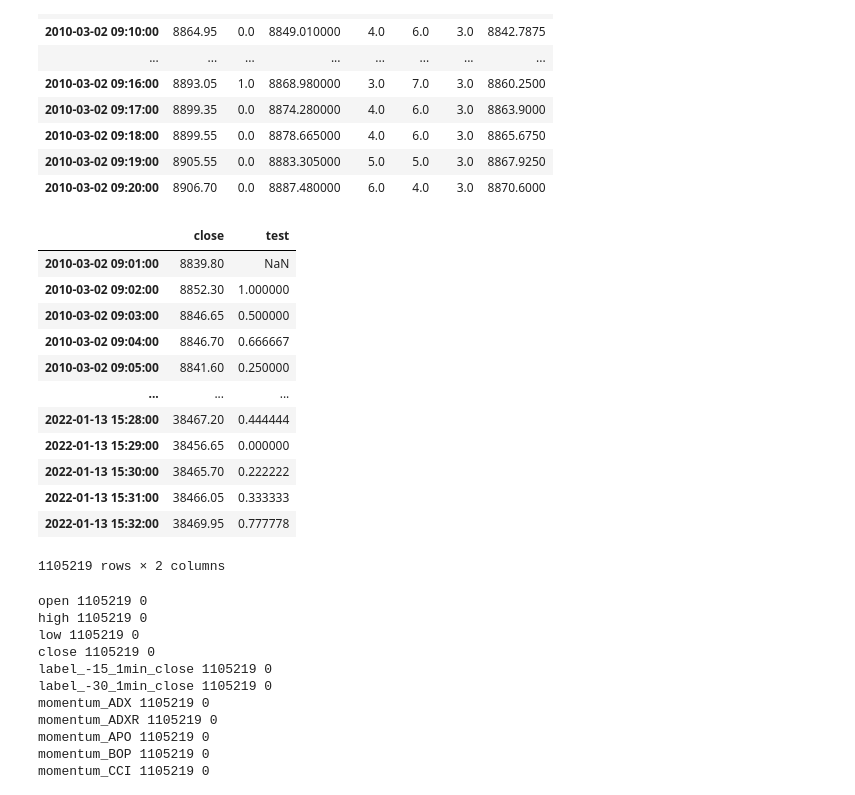
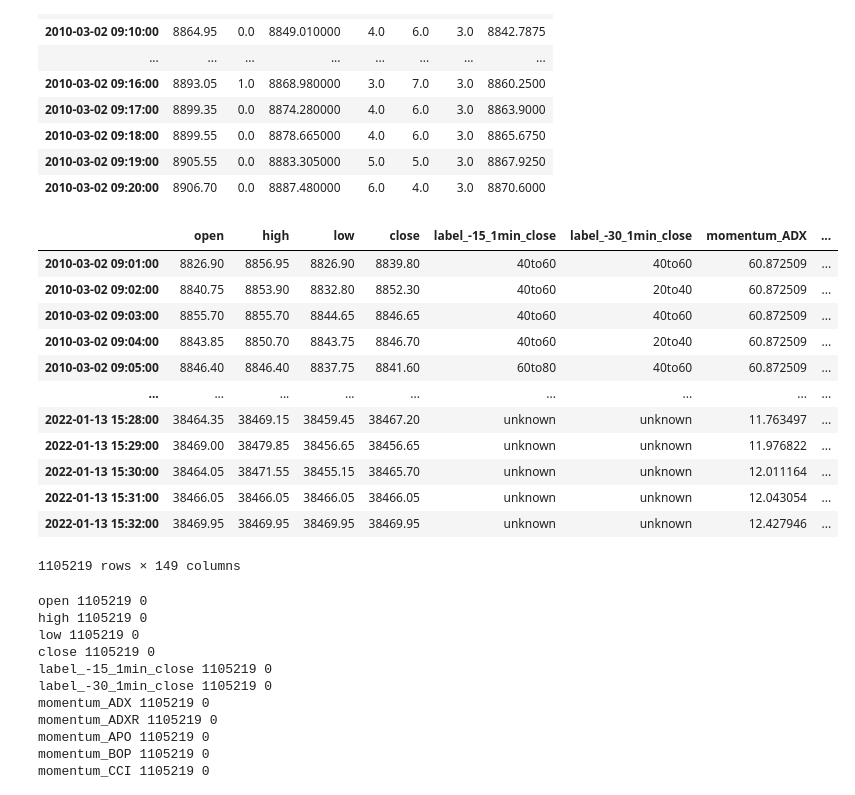
Before and after one commit to xooca/quant_game, a Jupyter notebook: ml_model.ipynb, the cells around one changed output. Cells and saved outputs as stored; diff of their text form; code cells hidden in the pictures.

```diff
--- a/ml_model.ipynb
+++ b/ml_model.ipynb
@@ -21,7 +21,10 @@ pipe = Pipeline([
     ('nd3', de.NormalizeDataset(columns = ['close','open','high','low'],drop_na_rows=False,fillna=True,fillna_method='ffill')),
     ('ltgvc', de.LastTicksGreaterValuesCount(columns=['close','open'])),
     #('nd3', de.NormalizeDataset(columns = ['close','open','high','low'],fillna=True)),
-    ('pltbc', de.PriceLastTickBreachCount(columns=['close','open']))
+    ('pltbc', de.PriceLastTickBreachCount(columns=['close','open'])),
+    ('pdrhw', de.PriceDayRangeHourWise()),
+    ('pv', de.PriceVelocity()),
+    ('ppi', de.PricePerIncrement()),
     ])
 base_df = pipe.fit(base_df).transform(base_df)
 # %% [output]
@@ -92,21 +111,21 @@ See the caveats in the documentation: https://pandas.pydata.org/pandas-docs/stab
 | 2010-03-02 09:19:00 | 8905.55 | 0.0 | 8883.305000 | 5.0 | 5.0 | 3.0 | 8867.9250 |
 | 2010-03-02 09:20:00 | 8906.70 | 0.0 | 8887.480000 | 6.0 | 4.0 | 3.0 | 8870.6000 |
 # %%
-base_df[['close','test']]
+base_df
 # %% [output]
-|  | close | test |
-| 2010-03-02 09:01:00 | 8839.80 | NaN |
-| 2010-03-02 09:02:00 | 8852.30 | 1.000000 |
-| 2010-03-02 09:03:00 | 8846.65 | 0.500000 |
-| 2010-03-02 09:04:00 | 8846.70 | 0.666667 |
-| 2010-03-02 09:05:00 | 8841.60 | 0.250000 |
-| ... | ... | ... |
-| 2022-01-13 15:28:00 | 38467.20 | 0.444444 |
-| 2022-01-13 15:29:00 | 38456.65 | 0.000000 |
-| 2022-01-13 15:30:00 | 38465.70 | 0.222222 |
-| 2022-01-13 15:31:00 | 38466.05 | 0.333333 |
-| 2022-01-13 15:32:00 | 38469.95 | 0.777778 |
+|  | open | high | low | close | label_-15_1min_close | label_-30_1min_close | momentum_ADX | ... |
+| 2010-03-02 09:01:00 | 8826.90 | 8856.95 | 8826.90 | 8839.80 | 40to60 | 40to60 | 60.872509 | ... |
+| 2010-03-02 09:02:00 | 8840.75 | 8853.90 | 8832.80 | 8852.30 | 40to60 | 20to40 | 60.872509 | ... |
+| 2010-03-02 09:03:00 | 8855.70 | 8855.70 | 8844.65 | 8846.65 | 40to60 | 40to60 | 60.872509 | ... |
+| 2010-03-02 09:04:00 | 8843.85 | 8850.70 | 8843.75 | 8846.70 | 40to60 | 20to40 | 60.872509 | ... |
+| 2010-03-02 09:05:00 | 8846.40 | 8846.40 | 8837.75 | 8841.60 | 60to80 | 40to60 | 60.872509 | ... |
+| ... | ... | ... | ... | ... | ... | ... | ... | ... |
+| 2022-01-13 15:28:00 | 38464.35 | 38469.15 | 38459.45 | 38467.20 | unknown | unknown | 11.763497 | ... |
+| 2022-01-13 15:29:00 | 38469.00 | 38479.85 | 38456.65 | 38456.65 | unknown | unknown | 11.976822 | ... |
+| 2022-01-13 15:30:00 | 38464.05 | 38471.55 | 38455.15 | 38465.70 | unknown | unknown | 12.011164 | ... |
+| 2022-01-13 15:31:00 | 38466.05 | 38466.05 | 38466.05 | 38466.05 | unknown | unknown | 12.043054 | ... |
+| 2022-01-13 15:32:00 | 38469.95 | 38469.95 | 38469.95 | 38469.95 | unknown | unknown | 12.427946 | ... |
-1105219 rows × 2 columns
+1105219 rows × 149 columns
 # %%
 for col in base_df.columns.tolist():
     print(col,len(base_df[col].isnull()),base_df[col].isna().sum())
```
Also changed, not shown: parts of 1 cell of this notebook, 1 other file.
